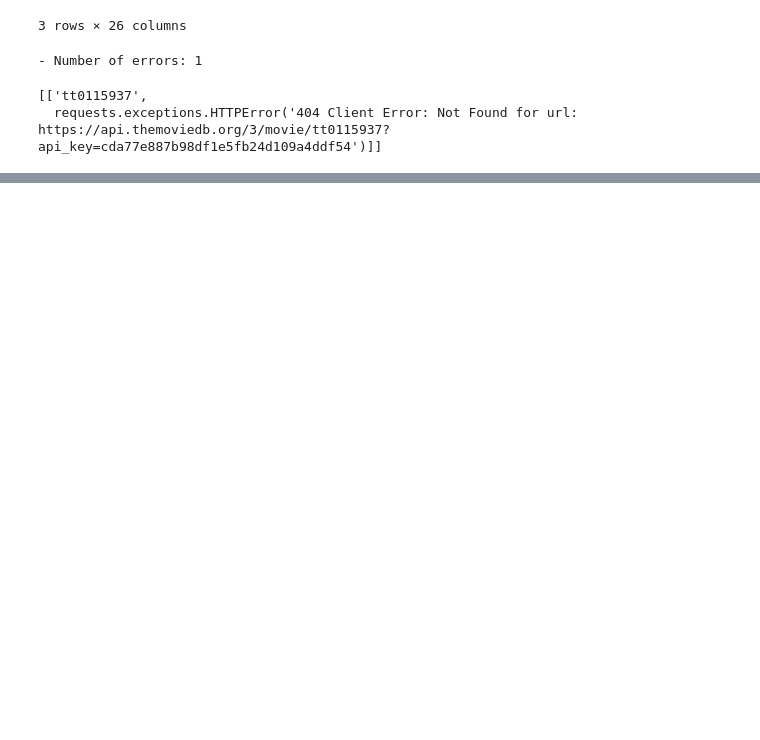
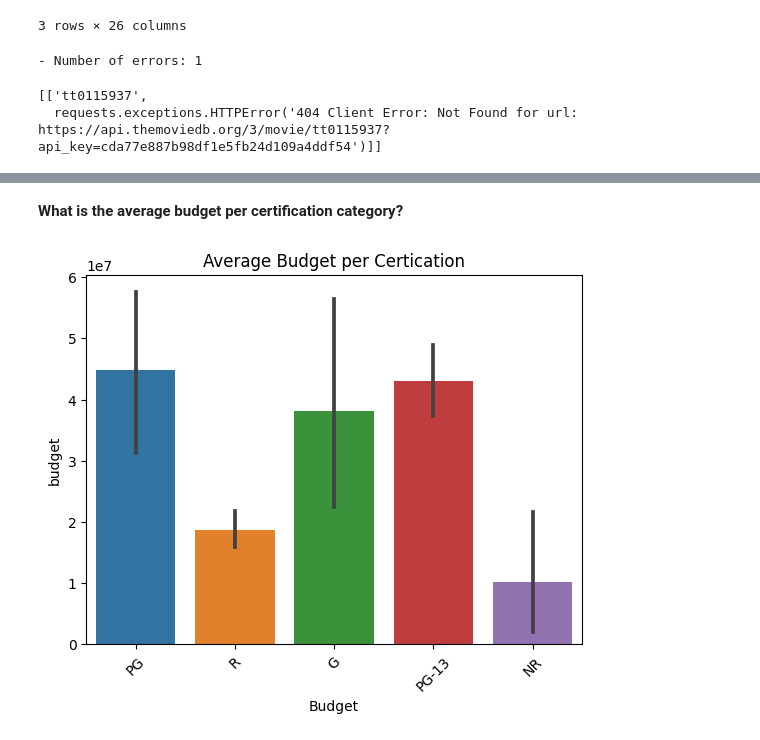
Before and after one commit to anjalixprakash/imdb-movie-project, a Jupyter notebook: Project 3 - IMDB Movies.ipynb, the cells around one changed output, grey strips where cells are left out. Saved outputs shown, nothing was run; the diff lists cells and outputs as text; code cells hidden in the pictures; blank space fills up the shorter version.

```diff
--- a/Project 3 - IMDB Movies.ipynb
+++ b/Project 3 - IMDB Movies.ipynb
@@ -472,0 +593,11 @@ NameError: name 'tqdm_notebook' is not defined
+# %% [markdown]
+**What is the average budget per certification category?**
+# %%
+# Histogram for Capital Gain
+ax = sns.barplot(data=grossing_titles, x="certification", y = "budget")
+#ax.ticklabel_format(style='plain');
+ax.tick_params(axis='x', rotation = 45);
+ax.set_title("Average Budget per Certication")
+ax.set_xlabel("Budget");
+# %% [output]
+[figure, added]
```
Also changed, not shown: parts of 18 cells of this notebook, 10 other files.
